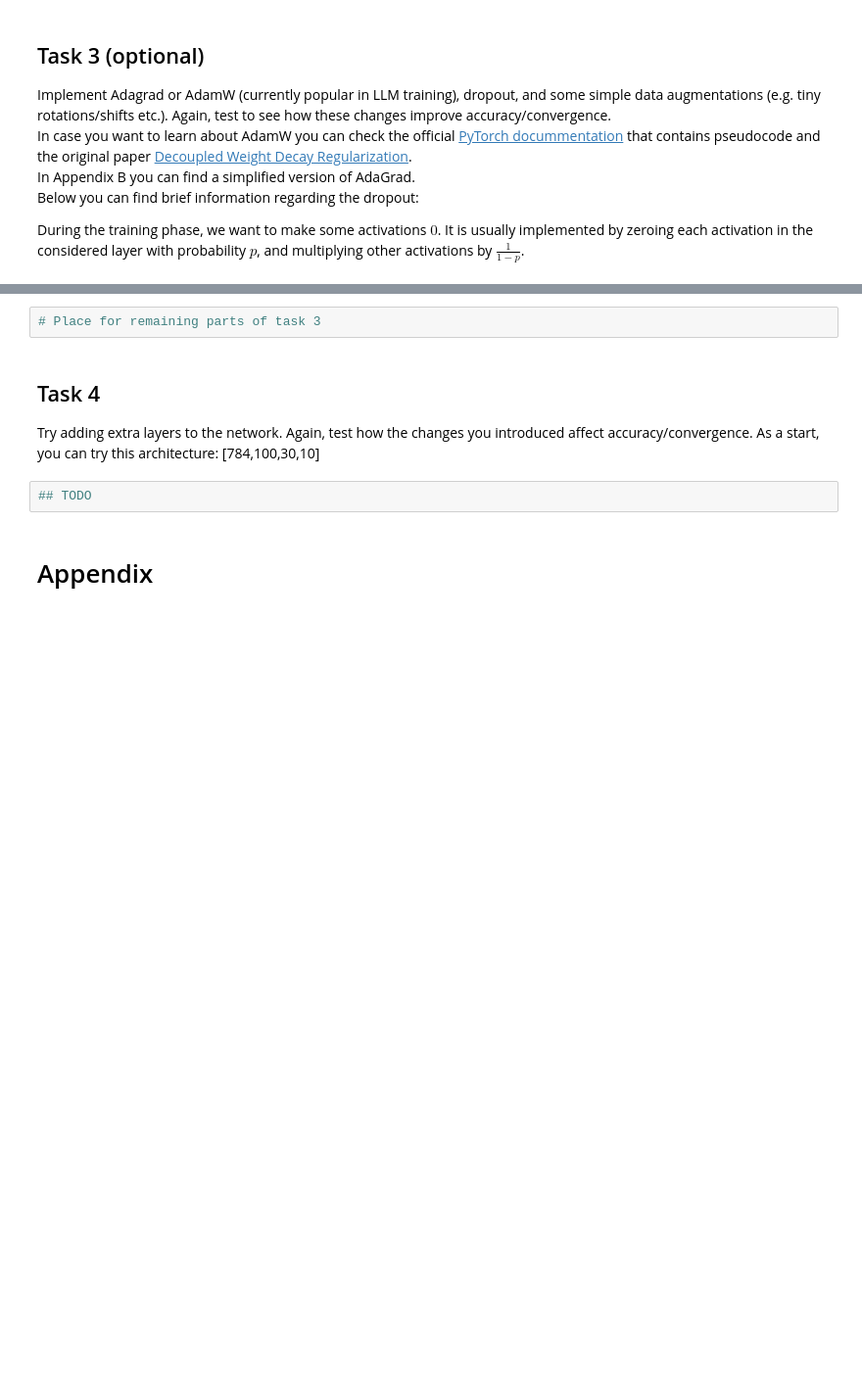
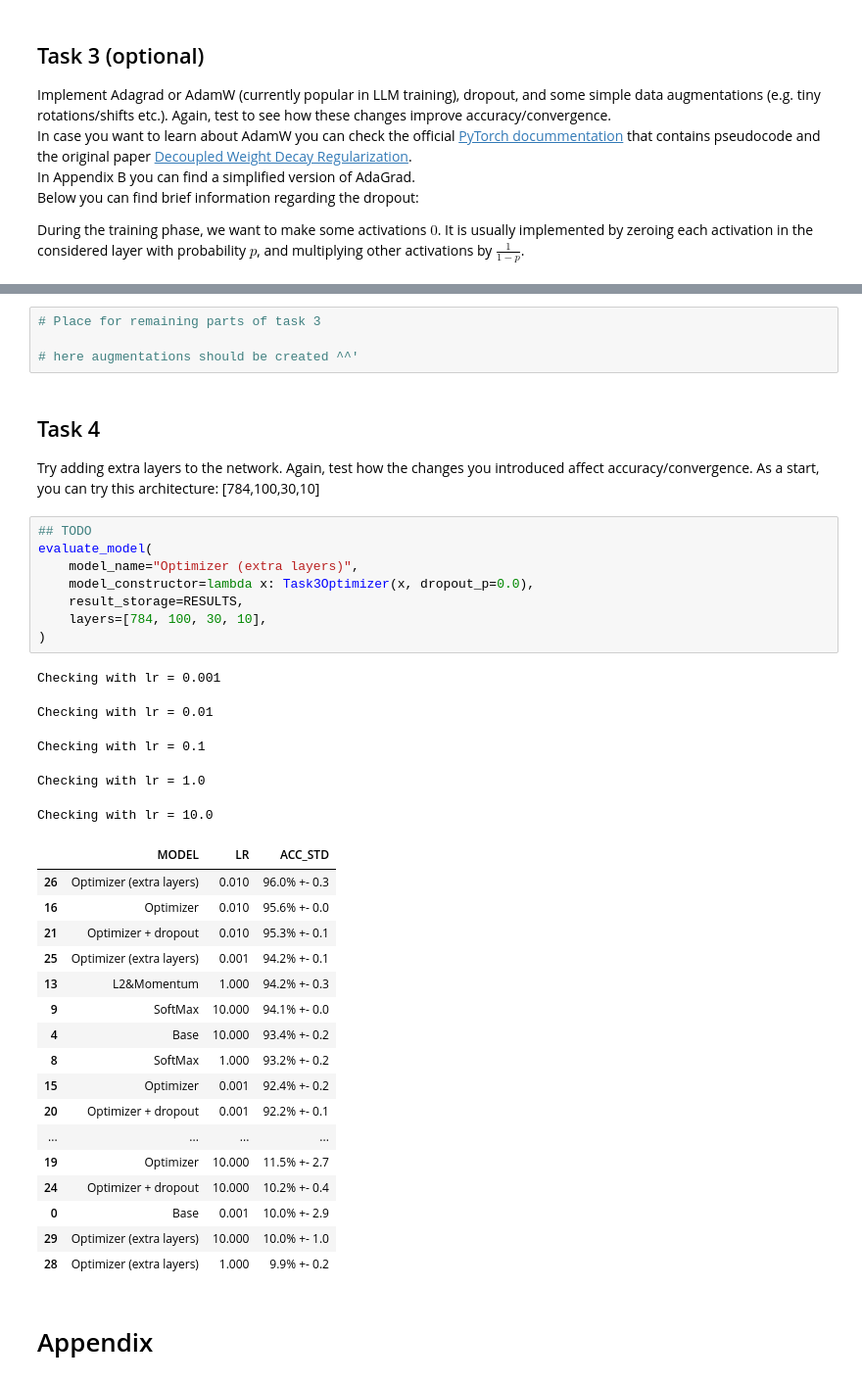
Before and after one commit to Sivvak/dnn, a Jupyter notebook: docs/lab3/DNN-Lab-3-mnist-again-student.ipynb, the cells around one changed output, grey strips where cells are left out. Shown: that part at 98% size. Drawn from its saved outputs; the diff is of its cells as text; blank space fills up the shorter version.

```diff
--- a/docs/lab3/DNN-Lab-3-mnist-again-student.ipynb
+++ b/docs/lab3/DNN-Lab-3-mnist-again-student.ipynb
@@ -572,11 +763,42 @@ evaluate_model(
 # %%
 # Place for remaining parts of task 3
+
+# here augmentations should be created ^^'
 # %% [markdown]
 ## Task 4
 
 Try adding extra layers to the network. Again, test how the changes you introduced affect accuracy/convergence. As a start, you can try this architecture: [784,100,30,10]
-# %%
-## TODO
+# %%
+## TODO
+evaluate_model(
+    model_name="Optimizer (extra layers)",
+    model_constructor=lambda x: Task3Optimizer(x, dropout_p=0.0),
+    result_storage=RESULTS,
+    layers=[784, 100, 30, 10],
+)
+# %% [output]
+Checking with lr = 0.001
+Checking with lr = 0.01
+Checking with lr = 0.1
+Checking with lr = 1.0
+Checking with lr = 10.0
+|  | MODEL | LR | ACC_STD |
+| 26 | Optimizer (extra layers) | 0.010 | 96.0% +- 0.3 |
+| 16 | Optimizer | 0.010 | 95.6% +- 0.0 |
+| 21 | Optimizer + dropout | 0.010 | 95.3% +- 0.1 |
+| 25 | Optimizer (extra layers) | 0.001 | 94.2% +- 0.1 |
+| 13 | L2&Momentum | 1.000 | 94.2% +- 0.3 |
+| 9 | SoftMax | 10.000 | 94.1% +- 0.0 |
+| 4 | Base | 10.000 | 93.4% +- 0.2 |
+| 8 | SoftMax | 1.000 | 93.2% +- 0.2 |
+| 15 | Optimizer | 0.001 | 92.4% +- 0.2 |
+| 20 | Optimizer + dropout | 0.001 | 92.2% +- 0.1 |
+| ... | ... | ... | ... |
+| 19 | Optimizer | 10.000 | 11.5% +- 2.7 |
+| 24 | Optimizer + dropout | 10.000 | 10.2% +- 0.4 |
+| 0 | Base | 0.001 | 10.0% +- 2.9 |
+| 29 | Optimizer (extra layers) | 10.000 | 10.0% +- 1.0 |
+| 28 | Optimizer (extra layers) | 1.000 | 9.9% +- 0.2 |
 # %% [markdown]
 # Appendix
 # %% [markdown]
```
Also changed, not shown: parts of 4 cells of this notebook.
